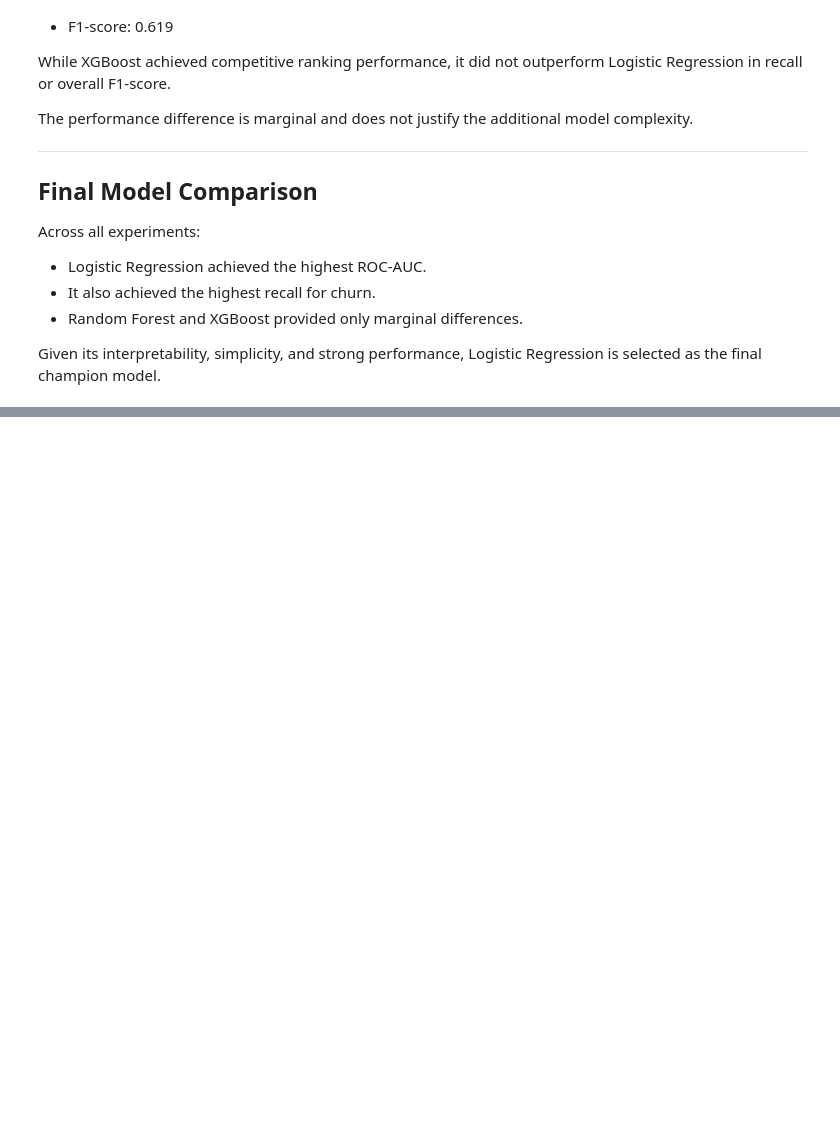
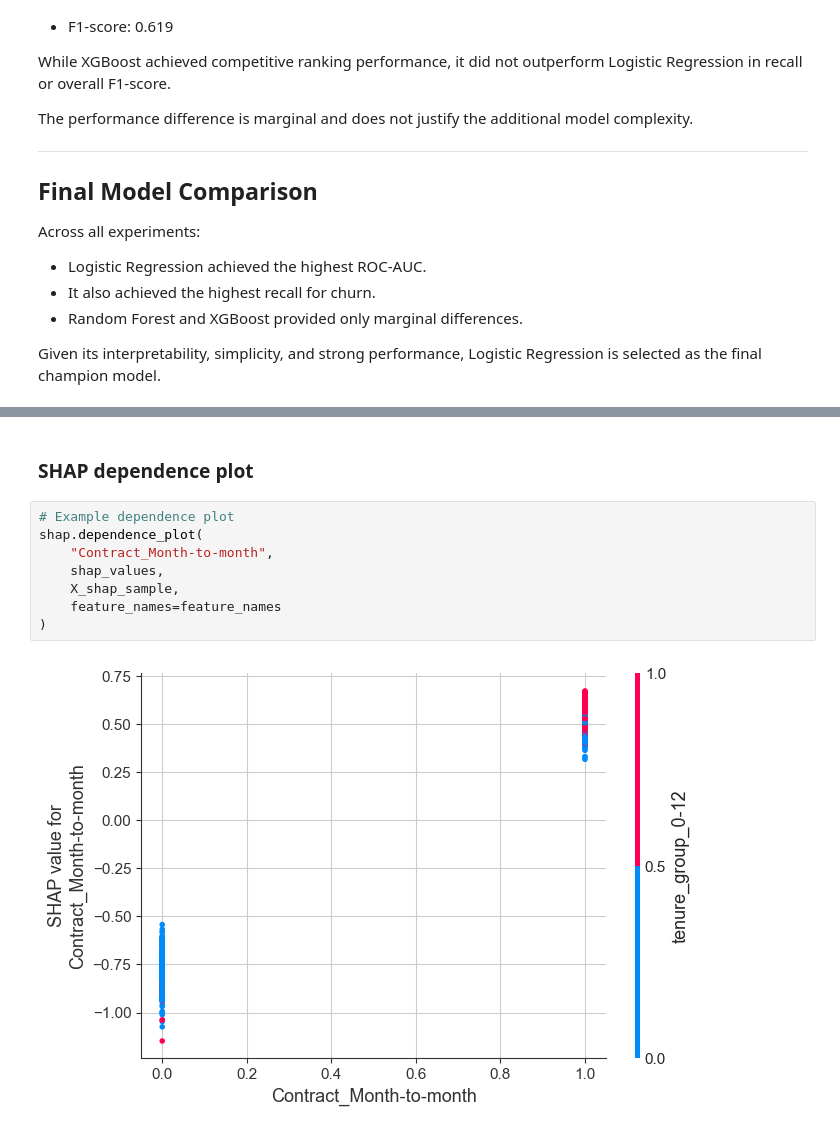
Before and after one commit to albagiro21/churn-research, a Jupyter notebook: notebooks/03_model_selection.ipynb, the cells around one changed output, grey strips where cells are left out. Saved outputs shown, nothing was run; the diff lists cells and outputs as text; blank space fills up the shorter version.

```diff
--- a/notebooks/03_model_selection.ipynb
+++ b/notebooks/03_model_selection.ipynb
@@ -1021,0 +1086,12 @@ Logistic Regression is selected as the final champion model.
+# %% [markdown]
+### SHAP dependence plot
+# %%
+# Example dependence plot
+shap.dependence_plot(
+    "Contract_Month-to-month",
+    shap_values,
+    X_shap_sample,
+    feature_names=feature_names
+)
+# %% [output]
+[figure, added]
```
Also changed, not shown: parts of 10 cells of this notebook.
